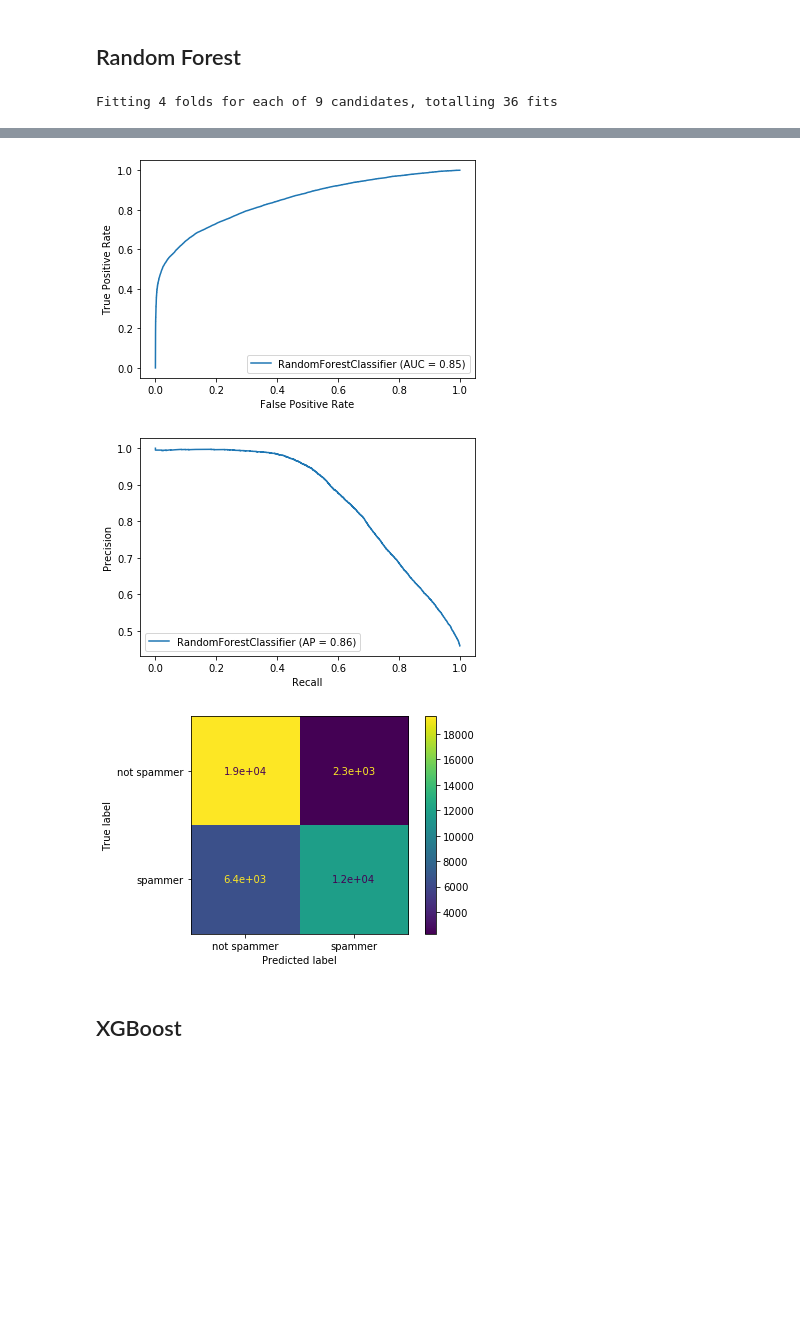
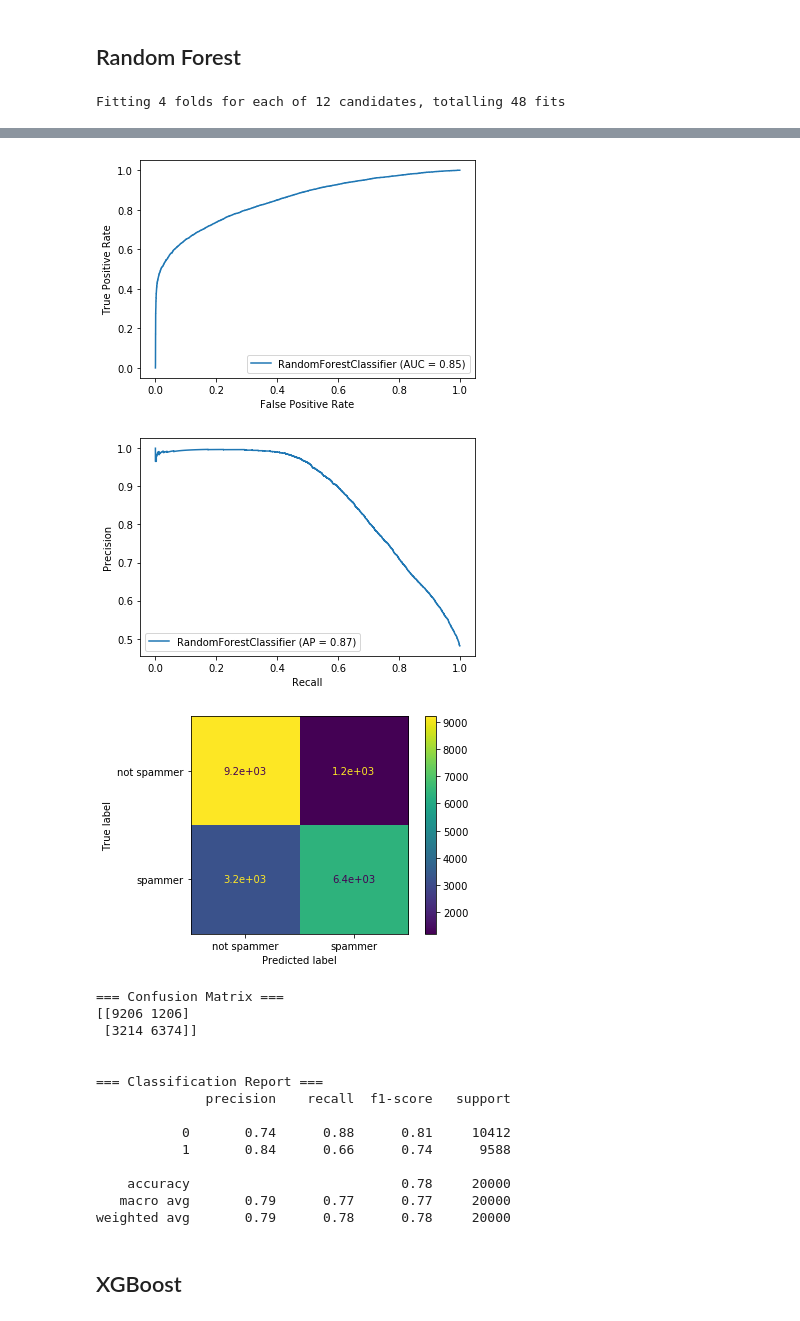
Before and after one commit to alielabridi/NTDS_2019, a Jupyter notebook: projects/classification/classification.ipynb, the cells around one changed output, grey strips where cells are left out. Drawn from its saved outputs; the diff is of its cells as text; code cells hidden in the pictures; blank space fills up the shorter version.

```diff
--- a/projects/classification/classification.ipynb
+++ b/projects/classification/classification.ipynb
@@ -34,0 +103,5 @@ relations_df = pd.read_csv("../data/relations_features.csv", delimiter="\t", ind
+# %%
+# Assign weights to sample equal number of Spam and Ham
+df["inv_value_count"] = 0
+df["inv_value_count"][df.label == 1] = 1/df["label"].value_counts()[1]
+df["inv_value_count"][df.label == 0] = 1/df["label"].value_counts()[0]
@@ -35 +117,4 @@ relations_df = pd.read_csv("../data/relations_features.csv", delimiter="\t", ind
+# %%
+# to sample equal number of spam/ham we add weight with inv_value_count columns
+df_sample = df.sample(n = 100000, weights = 'inv_value_count').drop(["inv_value_count"], axis=1)
 # %%
@@ -77,4 +130 @@ See the caveats in the documentation: http://pandas.pydata.org/pandas-docs/stabl
-# %%
-# to sample equal number of spam/ham we add weight with inv_value_count columns
-df_sample = df.sample(n = 200000, weights = 'inv_value_count').drop(["inv_value_count"], axis=1)
 # %%
@@ -185,7 +248,7 @@ plt.show()
 # %% [markdown]
 # Adding user data
 # %%
-X, y = df_sample.drop("Label", axis=1), df_sample[["Label"]]
+X, y = df_sample.drop("label", axis=1), df_sample[["label"]]
 X, y = X.values, y.values
 X_train, X_test, y_train, y_test = train_test_split(X, y, test_size=0.2)
 scaler = StandardScaler()
@@ -196,8 +259,8 @@ X_test = scaler.transform(X_test)
 # %%
 grid_params_rf = {
     'bootstrap': [True],
-    'max_depth': [10, 15, 20],
-    'n_estimators': [60, 80, 85]
+    'max_depth': [15, 17, 20],
+    'n_estimators': [100, 120, 150, 200]
 }
 gs_rf = GridSearchCV(RandomForestClassifier(), grid_params_rf, verbose = 1, cv = 4, n_jobs = -1)
 gs_results_rf = gs_rf.fit(X_train, y_train)
@@ -210,6 +273,7 @@ rf_precision_recall = plot_precision_recall_curve(gs_results_rf.best_estimator_,
 rf_confusion_matrix = plot_confusion_matrix(gs_results_rf.best_estimator_, X_test, y_test,
                                            display_labels=["not spammer", "spammer"])
 plt.show()
+model_performance_evaluation(y_test, gs_results_rf.best_estimator_.predict(X_test))
 # %% [output]
-Fitting 4 folds for each of 9 candidates, totalling 36 fits
+Fitting 4 folds for each of 12 candidates, totalling 48 fits
 [Parallel(n_jobs=-1)]: Using backend LokyBackend with 8 concurrent workers.
@@ -227,6 +291,20 @@ RandomForestClassifier(bootstrap=True, ccp_alpha=0.0, class_weight=None,
 [figure]
-[figure, old version]
+[figure, new version]
-[figure, old version]
+[figure, new version]
+=== Confusion Matrix ===
+[[9206 1206]
+ [3214 6374]]
+
+
+=== Classification Report ===
+              precision    recall  f1-score   support
+
+           0       0.74      0.88      0.81     10412
+           1       0.84      0.66      0.74      9588
+
+    accuracy                           0.78     20000
+   macro avg       0.79      0.77      0.77     20000
+weighted avg       0.79      0.78      0.78     20000
 # %% [markdown]
 ## XGBoost
 # %%
```
Also changed, not shown: parts of 31 cells of this notebook.
